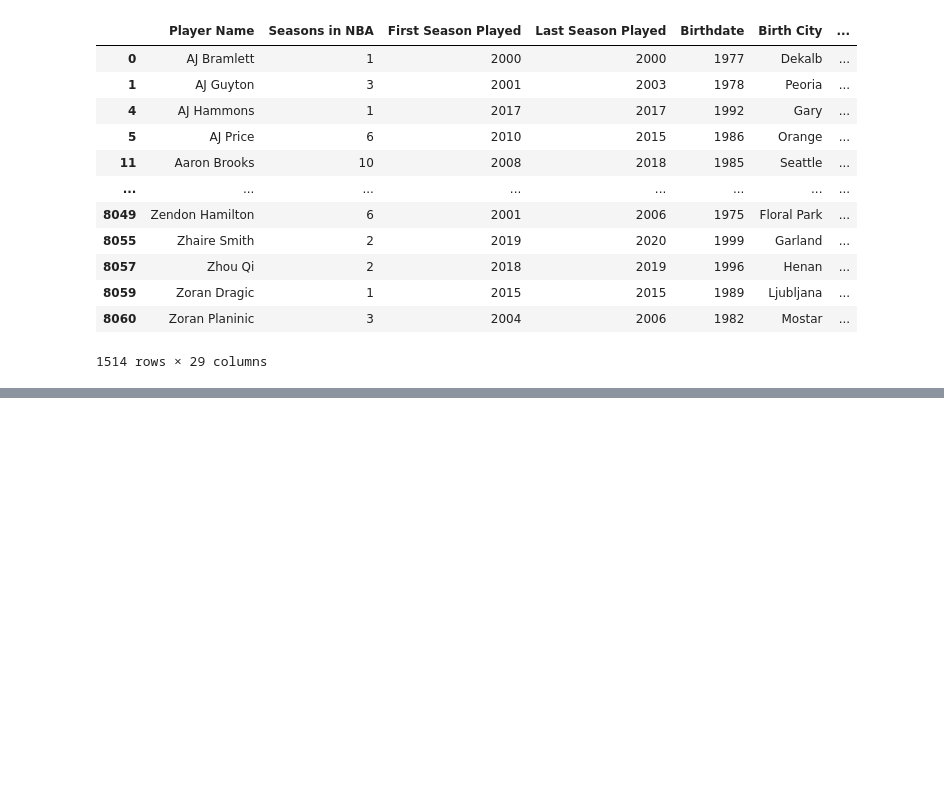
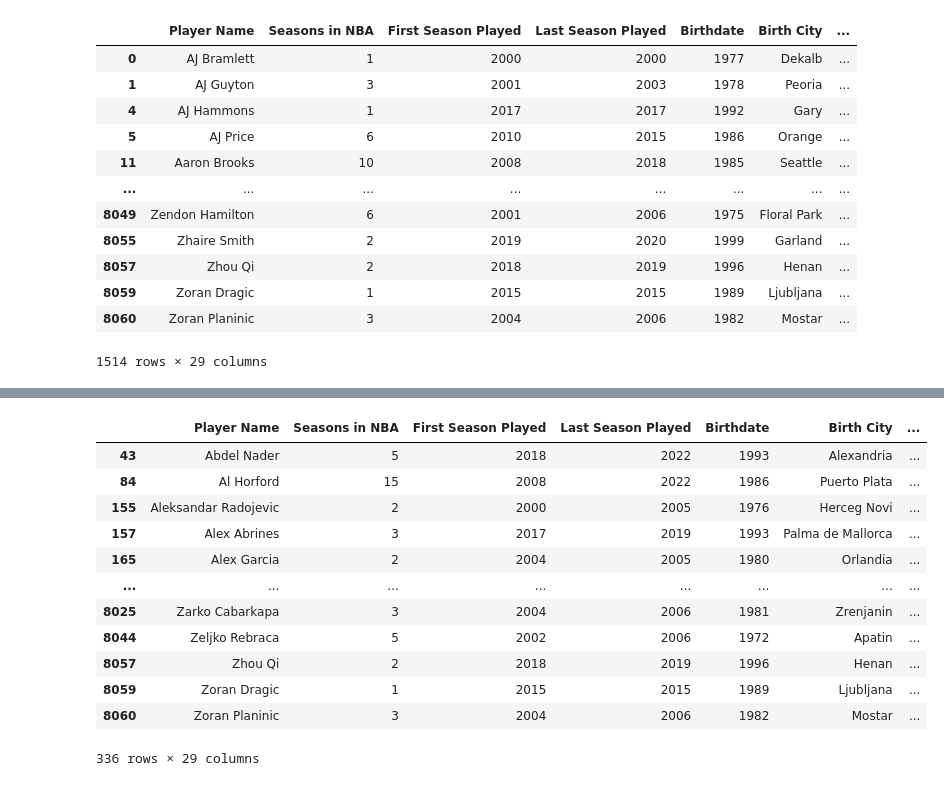
Before and after one commit to emitropoulos/Project-1, a Jupyter notebook: nba_analysis.ipynb, the cells around one changed output, grey strips where cells are left out. Drawn from its saved outputs; the diff is of its cells as text; code cells hidden in the pictures; blank space fills up the shorter version.

```diff
--- a/nba_analysis.ipynb
+++ b/nba_analysis.ipynb
@@ -541,0 +566,27 @@ international_players_map
+# %%
+#Create list of states to filter out
+states = ["California", "Hawaii", "Alaska", "Oregon", "Washington", "Nevada", "Idaho", "Montana", "Wyoming", "Utah",
+          "Colorado", "North Dakota", "South Dakota", "Nebraska", "Kansas", "Missouri", "Iowa", "Minnesota",
+          "Wisconsin", "Illinois", "Indiana", "Michigan", "Ohio", "Arizona", "New Mexico", "Texas", "Oklahoma",
+          "Louisiana", "Arkansas", "Mississippi", "Alabama", "Tennessee", "Kentucky", "West Virginia", "Virginia",
+          "North Carolina", "South Carolina", "Georgia", "Florida", "Maine", "New Hampshire", "Vermont",
+          "Massachusetts", "Rhode Island", "Connecticut", "New York", "New Jersey", "Delaware", "Maryland",
+          "Pennsylvania", "District of Columbia"]
+
+# Remove rows where 'state' is in the list
+international_players_data = no_dup_nba_region_data[~no_dup_nba_region_data['Birth State or Country'].isin(states)]
+international_players_data
+# %% [output]
+|  | Player Name | Seasons in NBA | First Season Played | Last Season Played | Birthdate | Birth City | ... |
+| 43 | Abdel Nader | 5 | 2018 | 2022 | 1993 | Alexandria | ... |
+| 84 | Al Horford | 15 | 2008 | 2022 | 1986 | Puerto Plata | ... |
+| 155 | Aleksandar Radojevic | 2 | 2000 | 2005 | 1976 | Herceg Novi | ... |
+| 157 | Alex Abrines | 3 | 2017 | 2019 | 1993 | Palma de Mallorca | ... |
+| 165 | Alex Garcia | 2 | 2004 | 2005 | 1980 | Orlandia | ... |
+| ... | ... | ... | ... | ... | ... | ... | ... |
+| 8025 | Zarko Cabarkapa | 3 | 2004 | 2006 | 1981 | Zrenjanin | ... |
+| 8044 | Zeljko Rebraca | 5 | 2002 | 2006 | 1972 | Apatin | ... |
+| 8057 | Zhou Qi | 2 | 2018 | 2019 | 1996 | Henan | ... |
+| 8059 | Zoran Dragic | 1 | 2015 | 2015 | 1989 | Ljubljana | ... |
+| 8060 | Zoran Planinic | 3 | 2004 | 2006 | 1982 | Mostar | ... |
+336 rows × 29 columns
```
Also changed, not shown: parts of 18 cells of this notebook.
